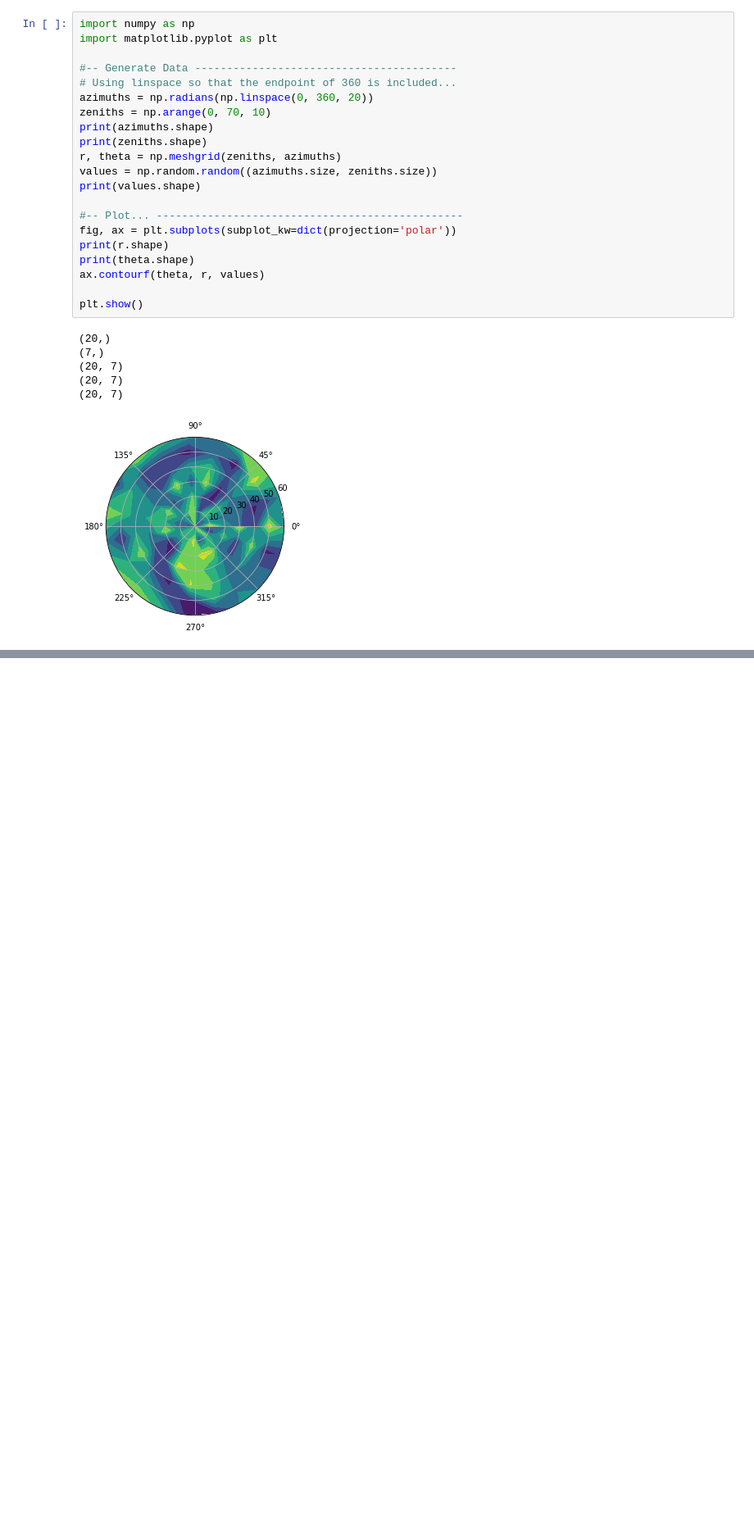
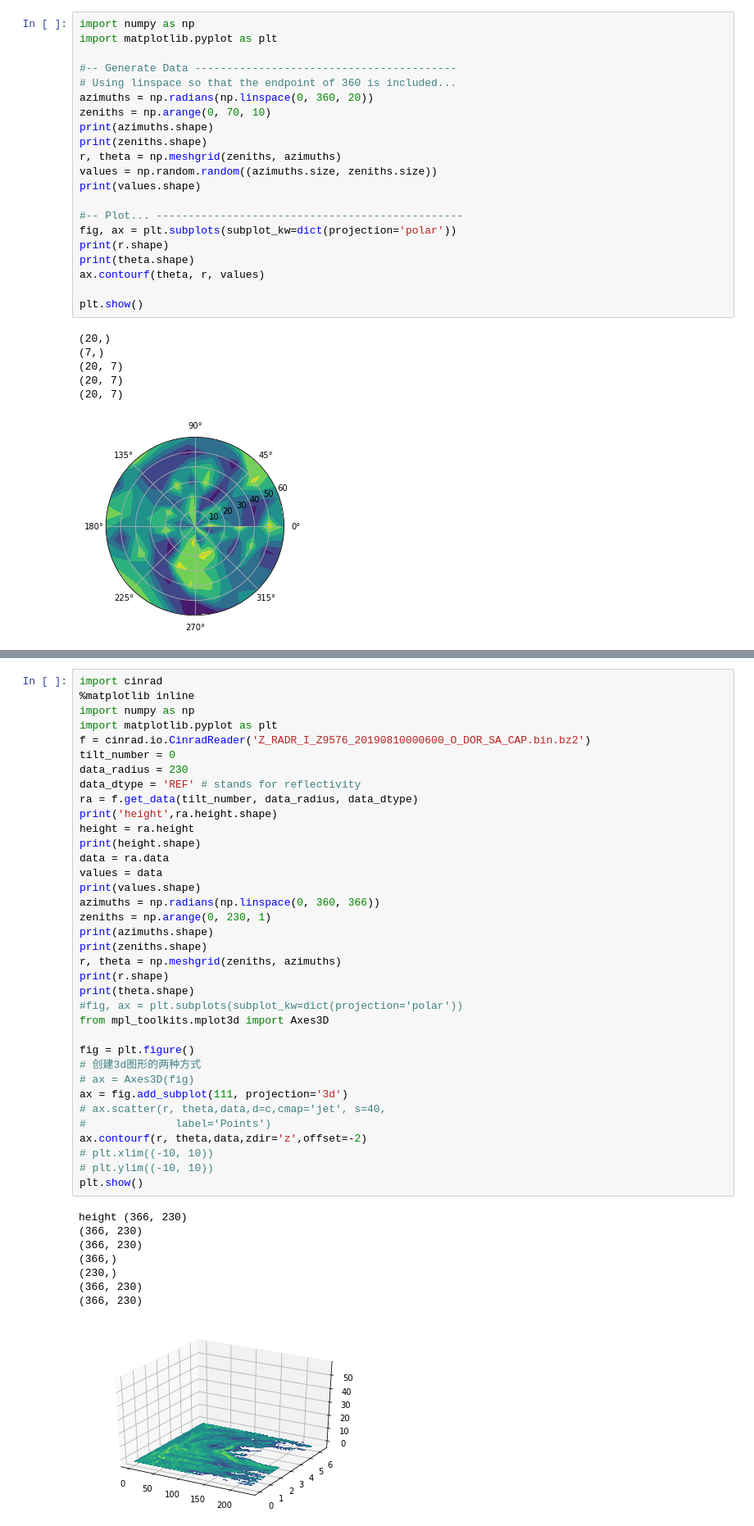
Before and after one commit to liyuan3970/study_demo, a Jupyter notebook: met_plot/rader/pup/test_demo.ipynb, the cells around one changed output, grey strips where cells are left out. Shown at 82% size. Saved outputs shown, nothing was run; the diff lists cells and outputs as text; blank space fills up the shorter version.

```diff
--- a/met_plot/rader/pup/test_demo.ipynb
+++ b/met_plot/rader/pup/test_demo.ipynb
@@ -283,0 +329,45 @@ plt.show()
+# %%
+import cinrad
+%matplotlib inline
+import numpy as np
+import matplotlib.pyplot as plt
+f = cinrad.io.CinradReader('Z_RADR_I_Z9576_20190810000600_O_DOR_SA_CAP.bin.bz2')
+tilt_number = 0
+data_radius = 230
+data_dtype = 'REF' # stands for reflectivity
+ra = f.get_data(tilt_number, data_radius, data_dtype)
+print('height',ra.height.shape)
+height = ra.height
+print(height.shape)
+data = ra.data
+values = data
+print(values.shape)
+azimuths = np.radians(np.linspace(0, 360, 366))
+zeniths = np.arange(0, 230, 1)
+print(azimuths.shape)
+print(zeniths.shape)
+r, theta = np.meshgrid(zeniths, azimuths)
+print(r.shape)
+print(theta.shape)
+#fig, ax = plt.subplots(subplot_kw=dict(projection='polar'))
+from mpl_toolkits.mplot3d import Axes3D
+
+fig = plt.figure()
+# 创建3d图形的两种方式
+# ax = Axes3D(fig)
+ax = fig.add_subplot(111, projection='3d')
+# ax.scatter(r, theta,data,d=c,cmap='jet', s=40,
+#              label='Points')
+ax.contourf(r, theta,data,zdir='z',offset=-2)
+# plt.xlim((-10, 10))
+# plt.ylim((-10, 10))
+plt.show()
+# %% [output]
+height (366, 230)
+(366, 230)
+(366, 230)
+(366,)
+(230,)
+(366, 230)
+(366, 230)
+[figure, added]
```
Also changed, not shown: parts of 4 cells of this notebook, 3 other files.
